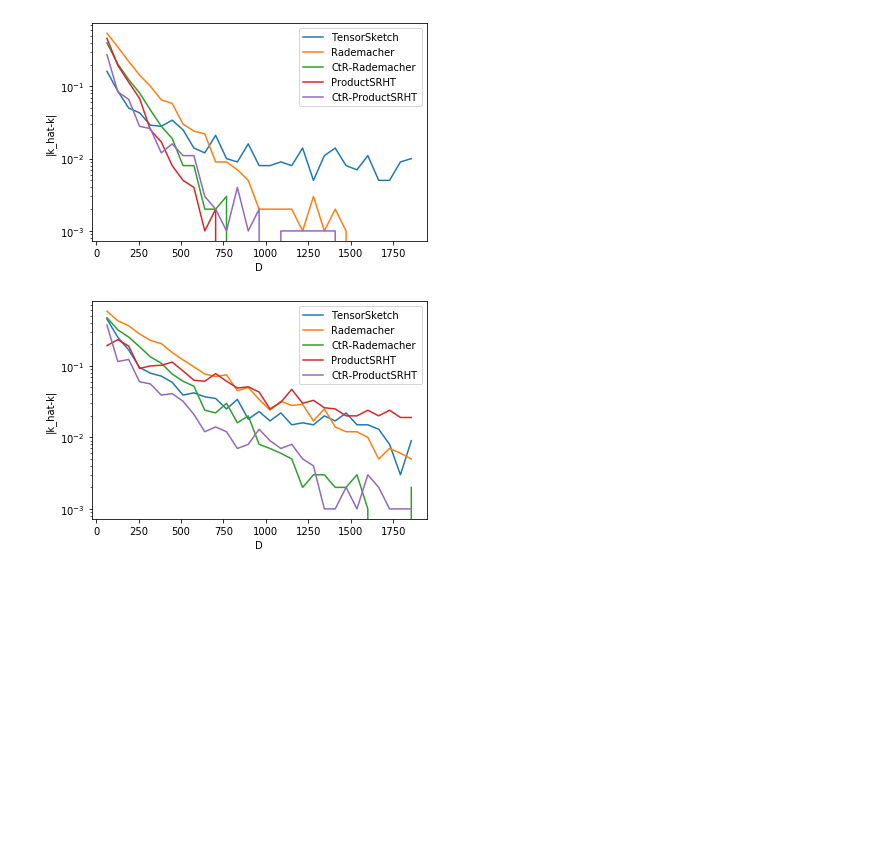
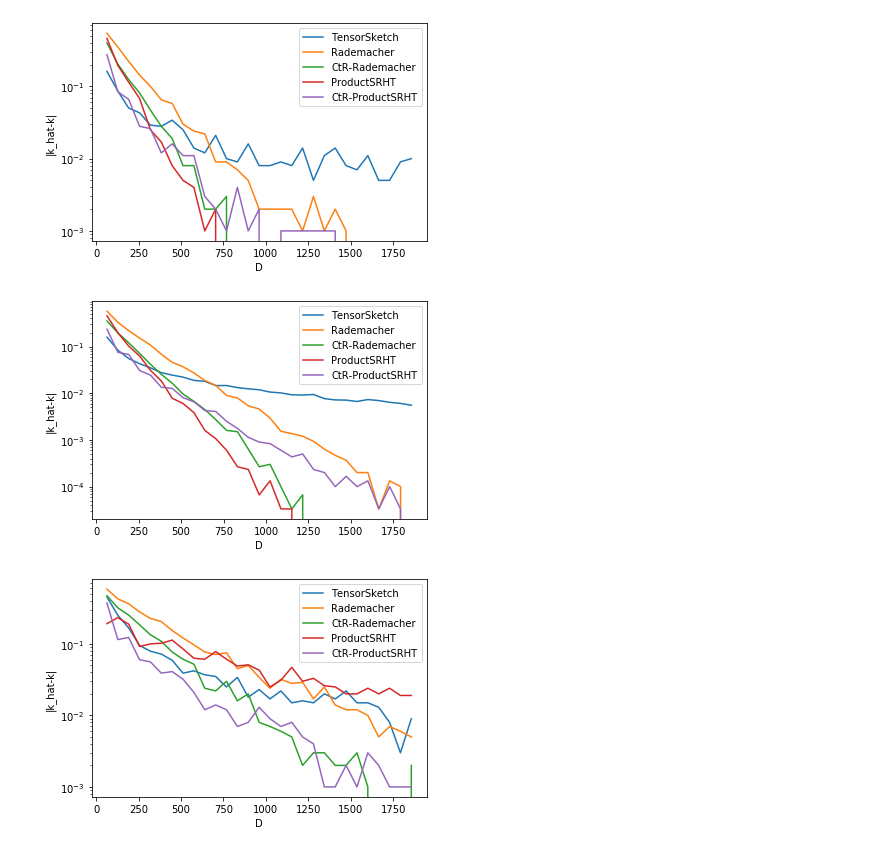
Before and after one commit to joneswack/dp-rfs, a Jupyter notebook: notebooks/bound-plots.ipynb, the cells around one changed output. Saved outputs shown, nothing was run; the diff lists cells and outputs as text; code cells hidden in the pictures; blank space fills up the shorter version.

```diff
--- a/notebooks/bound-plots.ipynb
+++ b/notebooks/bound-plots.ipynb
@@ -10,0 +9,10 @@ name_dict = {
+# %%
+name_dict = {
+    'countsketch_scatter': ('TensorSketch', colors[4]),
+    'rademacher': ('Rademacher', colors[2]),
+    'ctr_rademacher': ('CtR-Rademacher', colors[3]),
+    'gaussian': ('Gaussian', colors[0]),
+    'ctr_gaussian': ('CtR-Gaussian', colors[1]),
+    'srht': ('ProductSRHT', colors[5]),
+    'ctr_srht': ('CtR-ProductSRHT', colors[6])
+}
@@ -38,6 +115,30 @@ plt.legend()
 plt.show()
 # %% [output]
 [figure]
+# %%
+# d=2
+
+bound_data = pd.read_csv('../csv/bound_plot/over_D_samples_1000_seeds_30000_d2.csv')
+
+for proj in bound_data['proj'].unique():
+    for comp_real in [False, True]:
+        curve_data = bound_data[(bound_data['proj'] == proj) & (bound_data['complex_real'] == comp_real)]
+        if comp_real:
+            pref = 'CtR-'
+        else:
+            pref = ''
+
+        if len(curve_data) > 0:
+            plt.plot(curve_data['D'], curve_data['error_prob'], label=pref + name_dict[proj])
+
+# plt.xticks(Ds)
+plt.xlabel('D')
+plt.ylabel('|k_hat-k|')
+plt.yscale('log')
+plt.legend()
+plt.show()
+# %% [output]
+[figure, added]
 # %%
 # d=4
 
```
Also changed, not shown: parts of 16 cells of this notebook, 11 other files.
